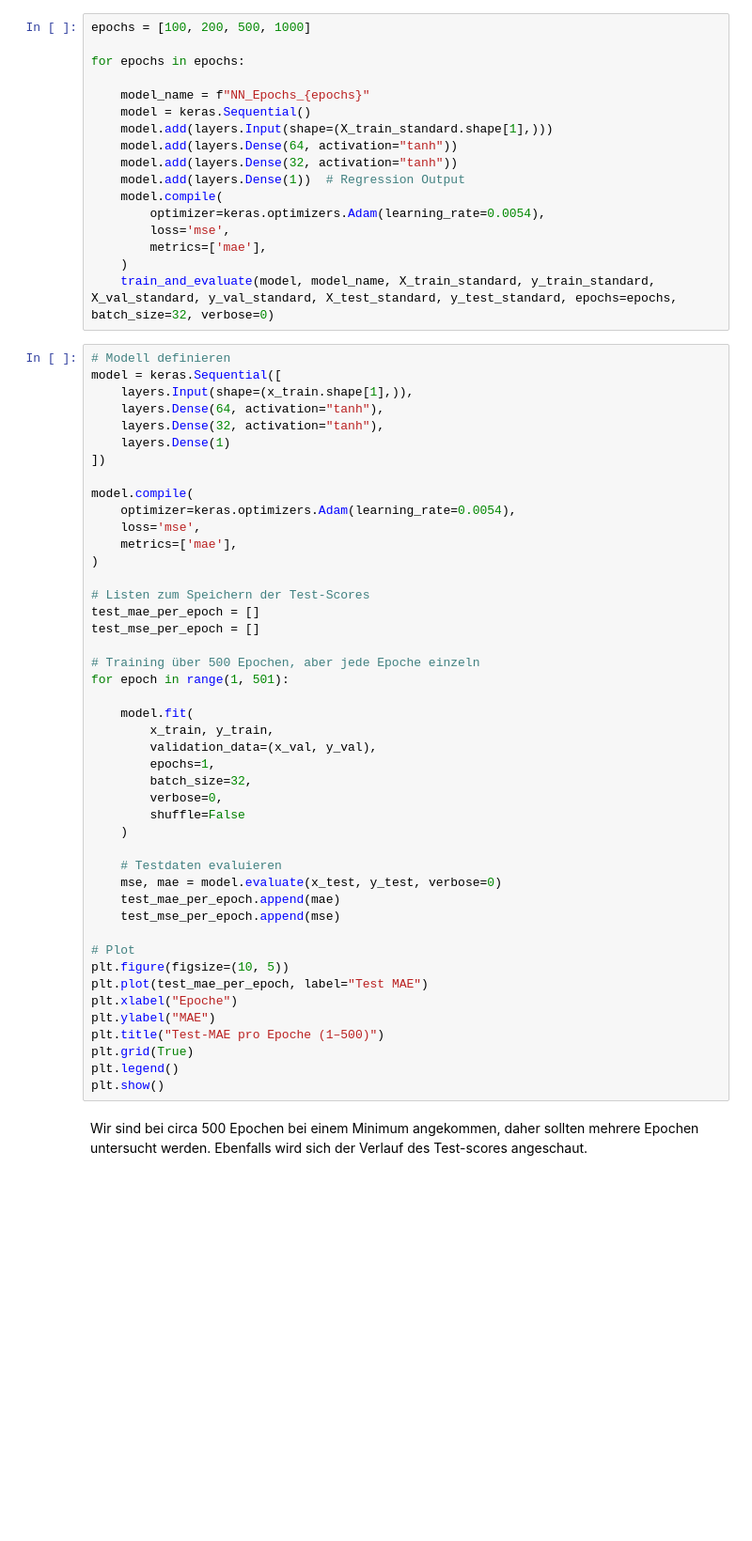
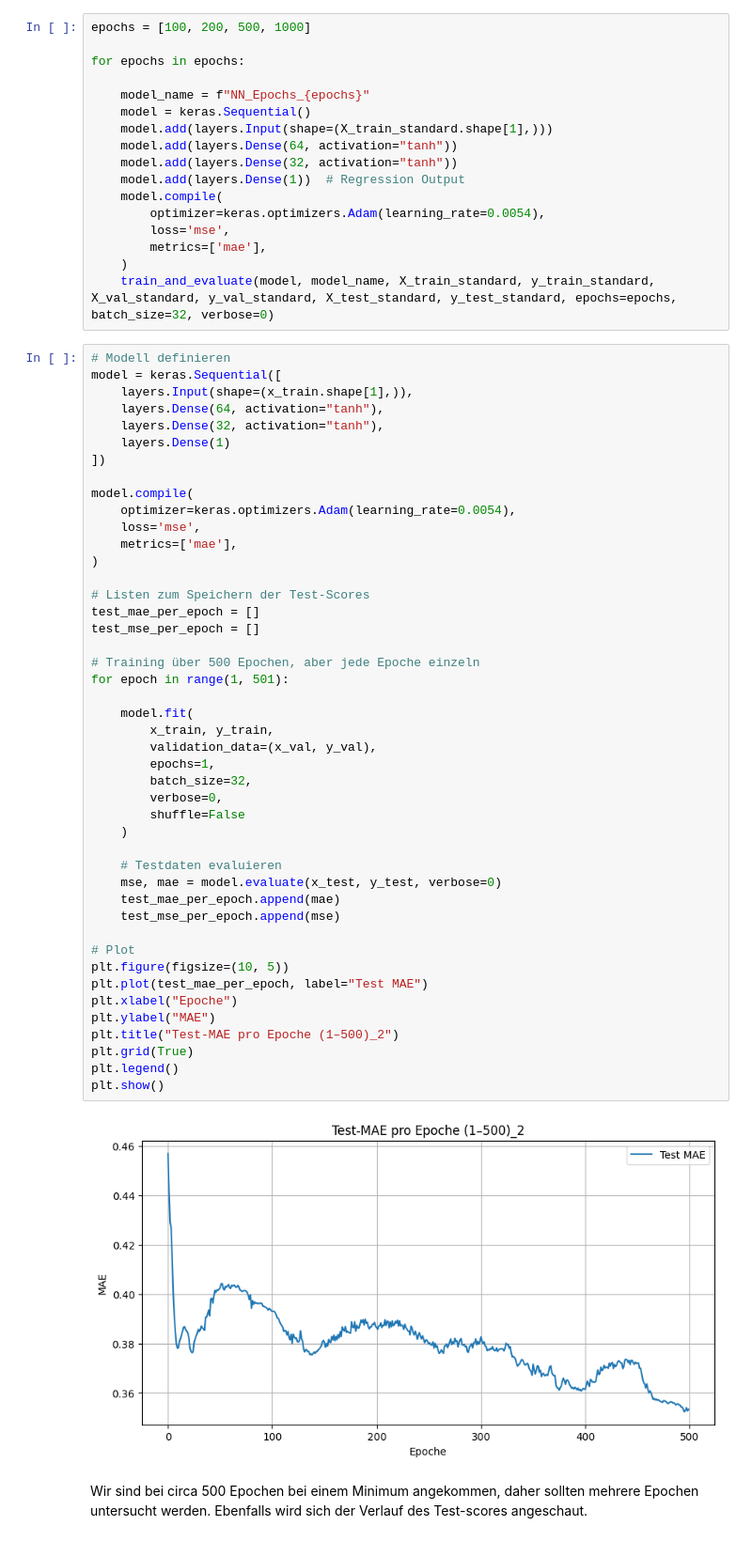
Before and after one commit to FlorianAdamczyk/ki-308, a Jupyter notebook: notebooks/05_Neural_Network_Felix.ipynb, the cells around one changed output. Shown at 94% size. Saved outputs shown, nothing was run; the diff lists cells and outputs as text; blank space fills up the shorter version.

```diff
--- a/notebooks/05_Neural_Network_Felix.ipynb
+++ b/notebooks/05_Neural_Network_Felix.ipynb
@@ -413,34 +615,36 @@ model.compile(
 
 # Listen zum Speichern der Test-Scores
 test_mae_per_epoch = []
 test_mse_per_epoch = []
 
 # Training über 500 Epochen, aber jede Epoche einzeln
 for epoch in range(1, 501):
 
     model.fit(
         x_train, y_train,
         validation_data=(x_val, y_val),
         epochs=1,
         batch_size=32,
         verbose=0,
         shuffle=False
     )
 
     # Testdaten evaluieren
     mse, mae = model.evaluate(x_test, y_test, verbose=0)
     test_mae_per_epoch.append(mae)
     test_mse_per_epoch.append(mse)
 
 # Plot
 plt.figure(figsize=(10, 5))
 plt.plot(test_mae_per_epoch, label="Test MAE")
 plt.xlabel("Epoche")
 plt.ylabel("MAE")
-plt.title("Test-MAE pro Epoche (1–500)")
+plt.title("Test-MAE pro Epoche (1–500)_2")
 plt.grid(True)
 plt.legend()
 plt.show()
+# %% [output]
+[figure, added]
 # %% [markdown]
 Wir sind bei circa 500 Epochen bei einem Minimum angekommen, daher sollten mehrere Epochen untersucht werden. Ebenfalls wird sich der Verlauf des Test-scores angeschaut.
 # %%
```
Also changed, not shown: parts of 37 cells of this notebook, 1 other file.
